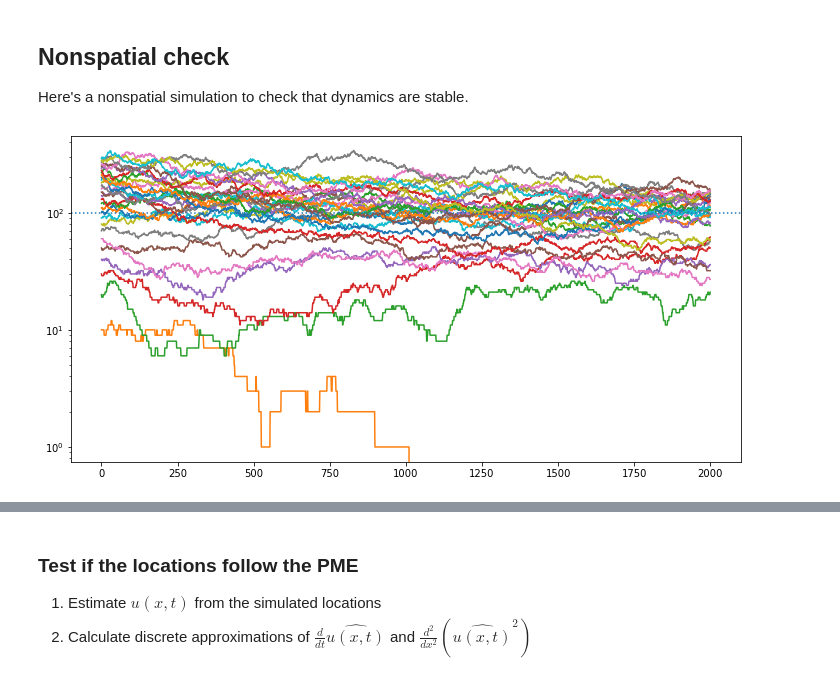
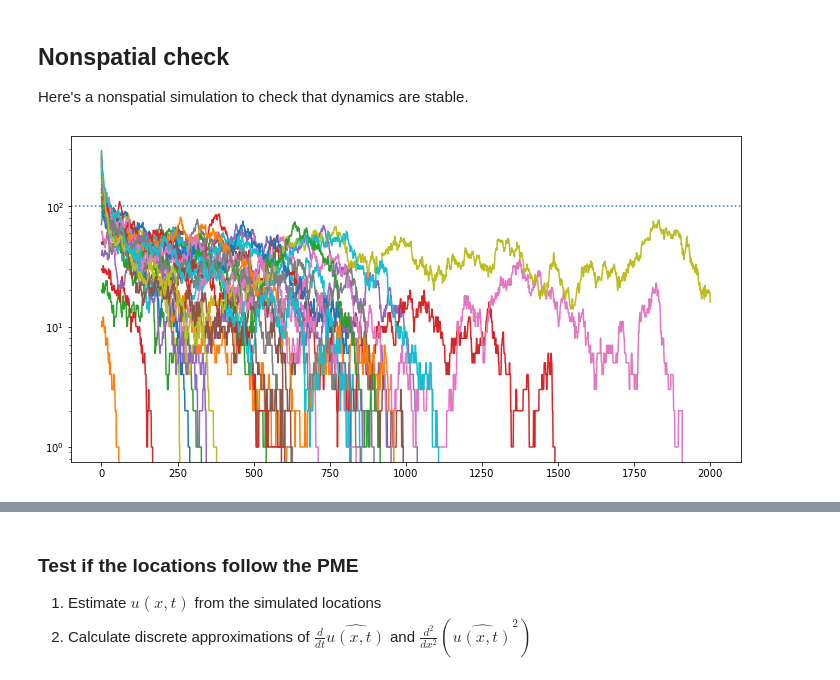
Before and after one commit to petrelharp/lineage_plotting, a Jupyter notebook: pme/pme_writeup.ipynb, the cells around one changed output, grey strips where cells are left out. Cells and saved outputs as stored; diff of their text form; code cells hidden in the pictures.

```diff
--- a/pme/pme_writeup.ipynb
+++ b/pme/pme_writeup.ipynb
@@ -76,19 +80,19 @@ import numpy as np
 import matplotlib.pyplot as plt
 import matplotlib
 # %%
-dt = 0.1
+def gamma(N, K, theta, dt, min_n=0):
+    return np.fmax(0, 1 - np.exp(- dt * np.fmax(min_n, N / K)))
+
+def mu(N, K, theta, dt, min_n=0):
+    return  1 - np.exp(- dt * ((1 + 1/theta) * np.fmax(min_n, N / K) - 1/theta))
+
 for theta in [1, 10]:
     params = {
         "K" : 100,
         "theta" : theta,
         "min_n" : 4/7,
+        "dt" : 0.1,
     }
-
-    def mu(N, K, theta, min_n=0):
-        return  1 - np.exp(- dt * ((1 + 1/theta) * np.fmax(min_n, N / K) - 1/theta))
-
-    def gamma(N, K, theta, min_n=0):
-        return np.fmax(0, 1 - np.exp(- dt * np.fmax(min_n, N / K)))
 
     Nvals = [2 * params["K"], 20 * params["K"]]
     fig, axes = plt.subplots(1, len(Nvals), figsize=(12, 5))
@@ -117,25 +121,26 @@ Here's a nonspatial simulation to check that dynamics are stable.
 # %%
 rng = np.random.default_rng(123)
 
 params = {
     "K" : 100,
     "theta" : 20,
     "min_n" : 4/7,
+    "dt" : 0.1,
 }
 
 def next_gen(N, **kwargs):
     offspring = rng.binomial(n=N, p=gamma(N, **kwargs), size=len(N))
-    survivors = rng.binomial(n=N, p=1 - mu(N, **kwargs), size=len(N))
-    return offspring + survivors
+    survivors = rng.binomial(n=N + offspring, p=1 - mu(N + offspring, **kwargs), size=len(N))
+    return survivors
 
 Nmat = np.full((2000, 30), -1, dtype='int')
 Nmat[0,:] = 10 * np.arange(Nmat.shape[1])
 for k in range(1, Nmat.shape[0]):
     Nmat[k, :] = next_gen(Nmat[k-1, :], **params)
 
 fig, ax = plt.subplots(1, 1, figsize=(12, 6))
 ax.plot(Nmat)
 ax.axhline(params["K"], ls=":")
 ax.set_yscale("log");
 # %% [output]
-[figure, old version]
+[figure, new version]
```
Also changed, not shown: parts of 36 cells of this notebook, 2 other files.
